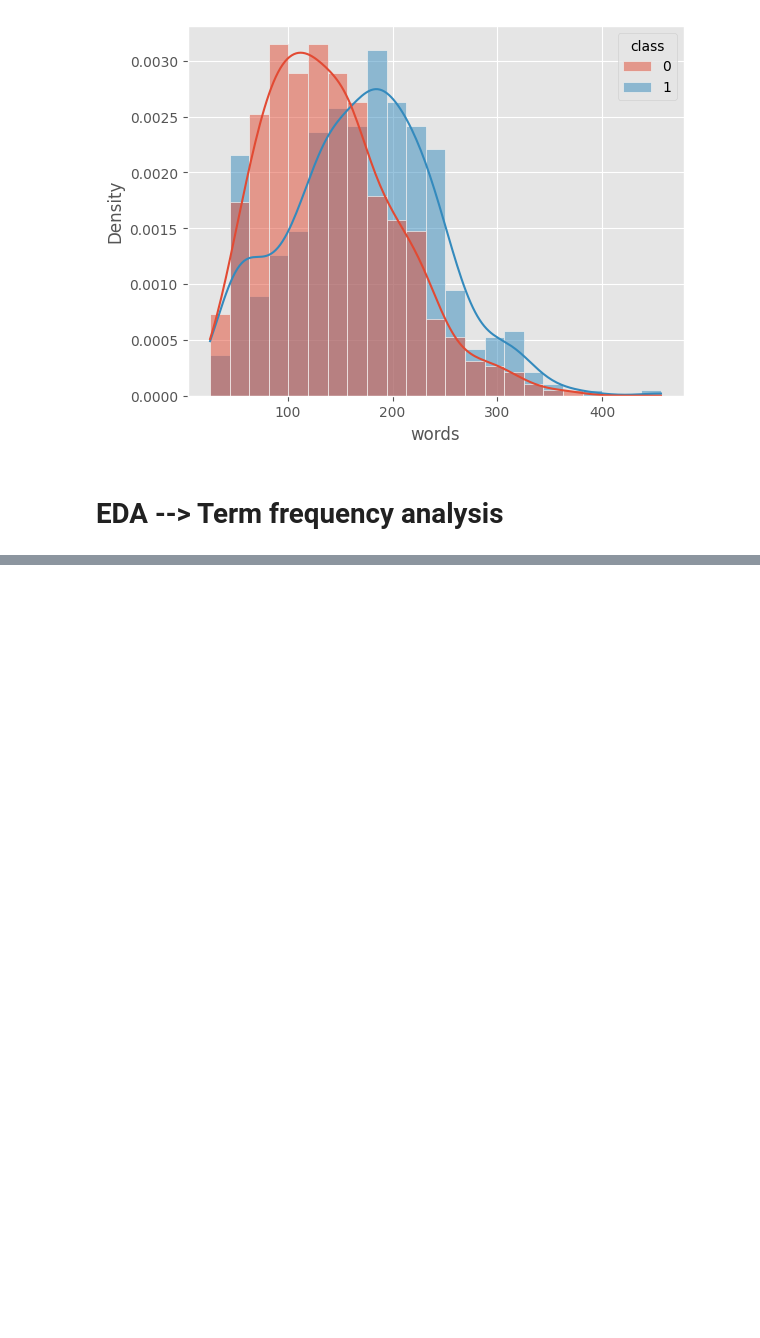
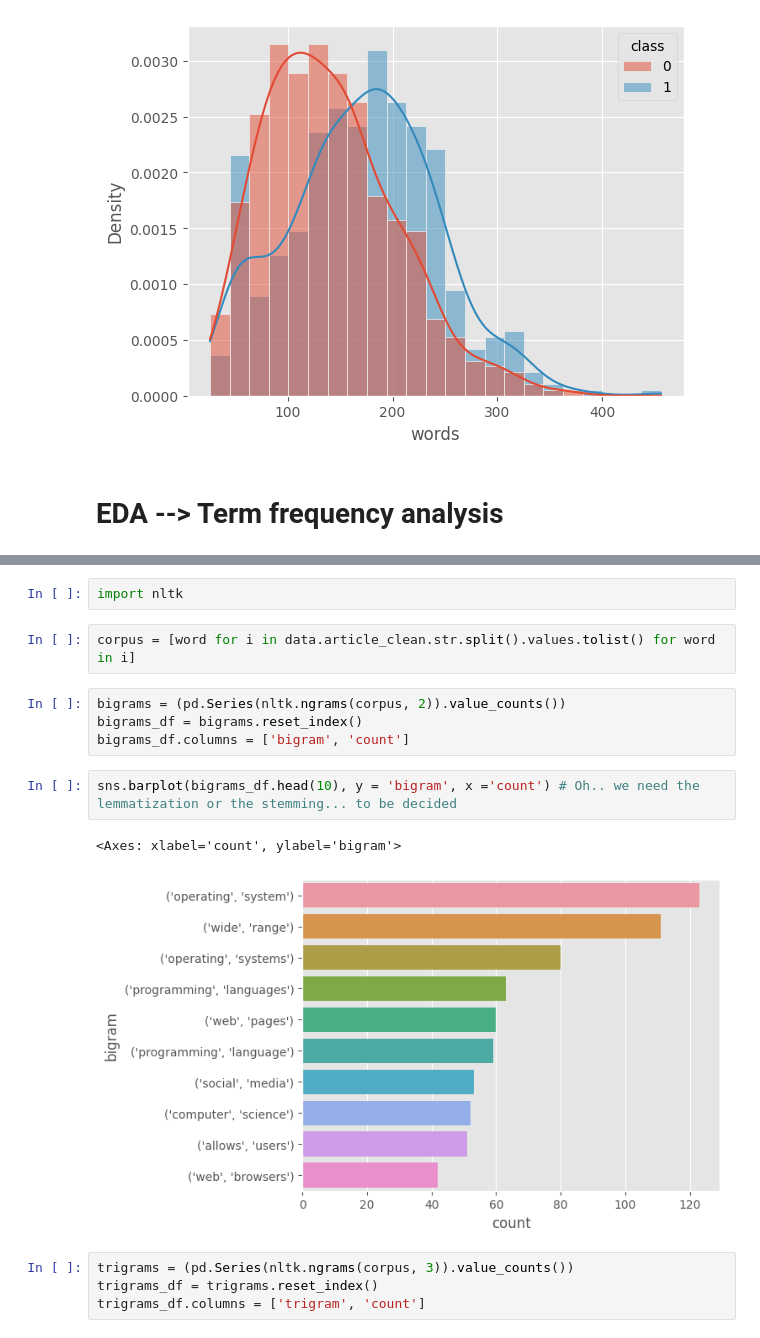
Before and after one commit to do3-173/FDS_Final, a Jupyter notebook: Eda_Preprocessing.ipynb, the cells around one changed output, grey strips where cells are left out. Cells and saved outputs as stored; diff of their text form; blank space fills up the shorter version.

Commit message:
Ngrams and a bit of preprocessing

```diff
--- a/Eda_Preprocessing.ipynb
+++ b/Eda_Preprocessing.ipynb
@@ -122,0 +198,17 @@ sns.histplot(data = data, x = 'words', hue="class", kde= True, stat = 'density'
+# %%
+import nltk
+# %%
+corpus = [word for i in data.article_clean.str.split().values.tolist() for word in i]
+# %%
+bigrams = (pd.Series(nltk.ngrams(corpus, 2)).value_counts())
+bigrams_df = bigrams.reset_index()
+bigrams_df.columns = ['bigram', 'count']
+# %%
+sns.barplot(bigrams_df.head(10), y = 'bigram', x ='count') # Oh.. we need the lemmatization or the stemming... to be decided
+# %% [output]
+<Axes: xlabel='count', ylabel='bigram'>
+[figure, added]
+# %%
+trigrams = (pd.Series(nltk.ngrams(corpus, 3)).value_counts())
+trigrams_df = trigrams.reset_index()
+trigrams_df.columns = ['trigram', 'count']
```
Also changed, not shown: parts of 16 cells of this notebook, 2 other files.
